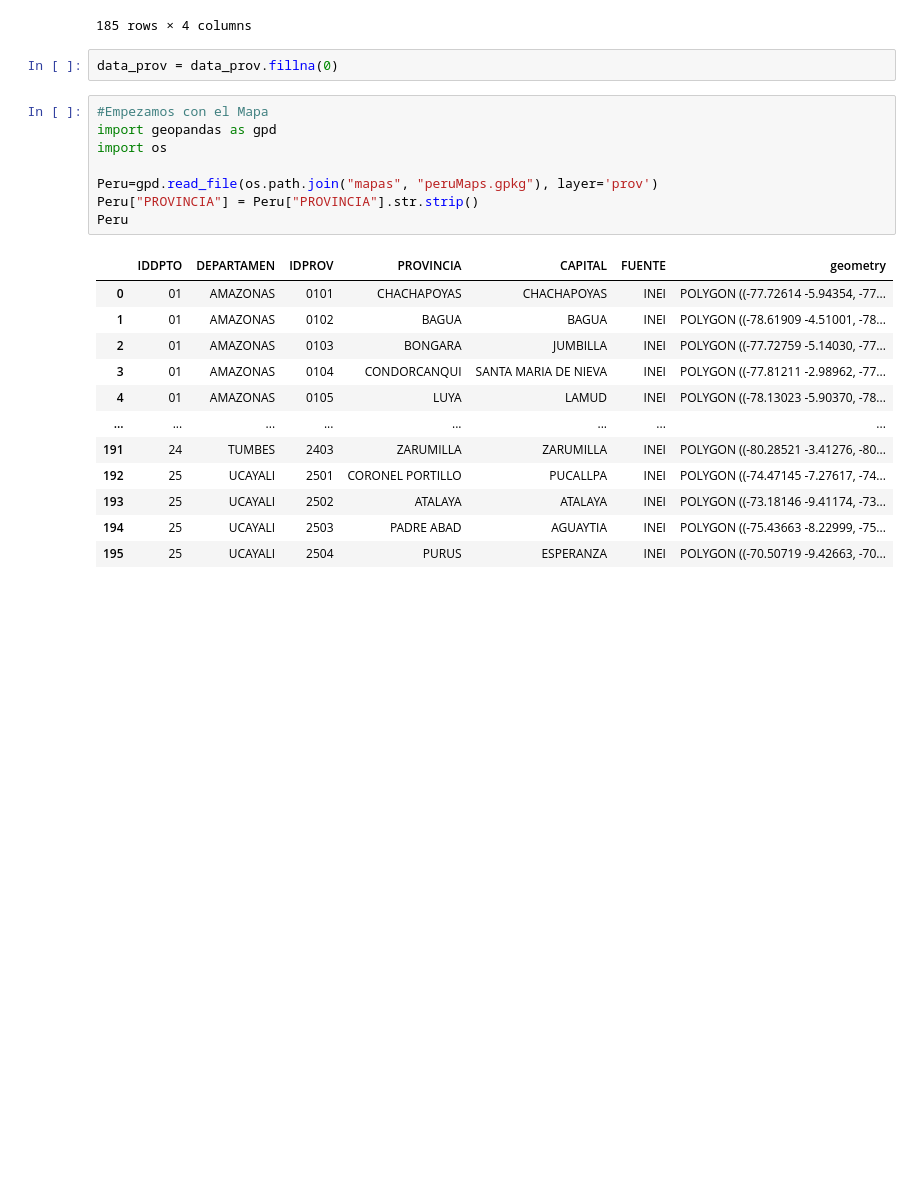
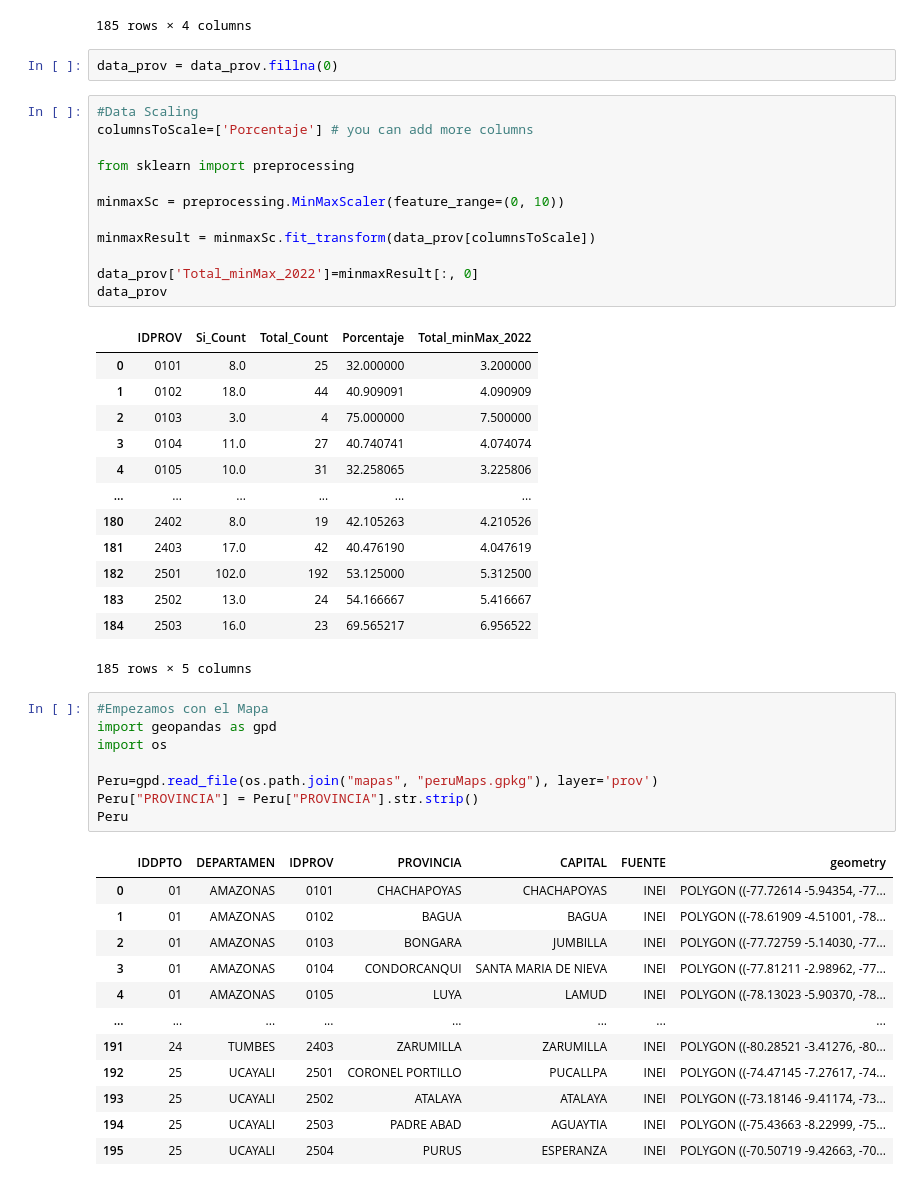
Before and after one commit to Proyecto-Magallanes/Dashboard, a Jupyter notebook: ENDES_ Limpieza.ipynb, the cells around one changed output. Cells and saved outputs as stored; diff of their text form; blank space fills up the shorter version.

```diff
--- a/ENDES_ Limpieza.ipynb
+++ b/ENDES_ Limpieza.ipynb
@@ -153,6 +146,32 @@ data_prov
 185 rows × 4 columns
 # %%
 data_prov = data_prov.fillna(0)
+# %%
+#Data Scaling
+columnsToScale=['Porcentaje'] # you can add more columns
+
+from sklearn import preprocessing
+
+minmaxSc = preprocessing.MinMaxScaler(feature_range=(0, 10))
+
+minmaxResult = minmaxSc.fit_transform(data_prov[columnsToScale])
+
+data_prov['Total_minMax_2022']=minmaxResult[:, 0]
+data_prov
+# %% [output]
+|  | IDPROV | Si_Count | Total_Count | Porcentaje | Total_minMax_2022 |
+| 0 | 0101 | 8.0 | 25 | 32.000000 | 3.200000 |
+| 1 | 0102 | 18.0 | 44 | 40.909091 | 4.090909 |
+| 2 | 0103 | 3.0 | 4 | 75.000000 | 7.500000 |
+| 3 | 0104 | 11.0 | 27 | 40.740741 | 4.074074 |
+| 4 | 0105 | 10.0 | 31 | 32.258065 | 3.225806 |
+| ... | ... | ... | ... | ... | ... |
+| 180 | 2402 | 8.0 | 19 | 42.105263 | 4.210526 |
+| 181 | 2403 | 17.0 | 42 | 40.476190 | 4.047619 |
+| 182 | 2501 | 102.0 | 192 | 53.125000 | 5.312500 |
+| 183 | 2502 | 13.0 | 24 | 54.166667 | 5.416667 |
+| 184 | 2503 | 16.0 | 23 | 69.565217 | 6.956522 |
+185 rows × 5 columns
 # %%
 #Empezamos con el Mapa
 import geopandas as gpd
```
Also changed, not shown: parts of 14 cells of this notebook, 1 other file.
